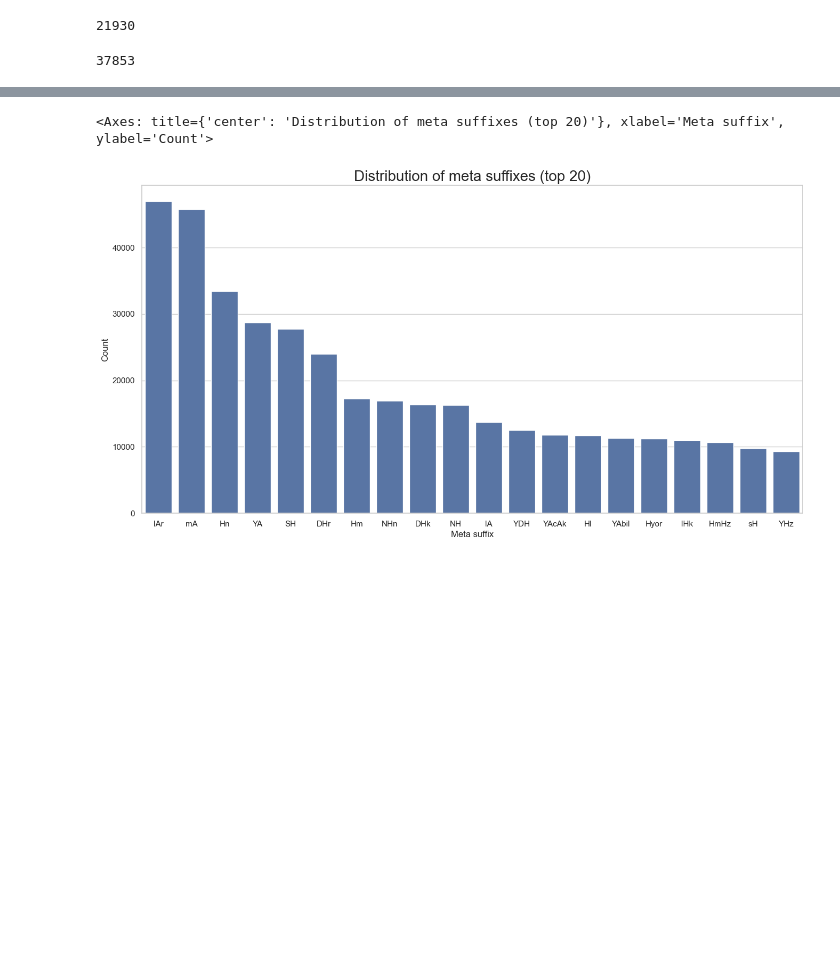
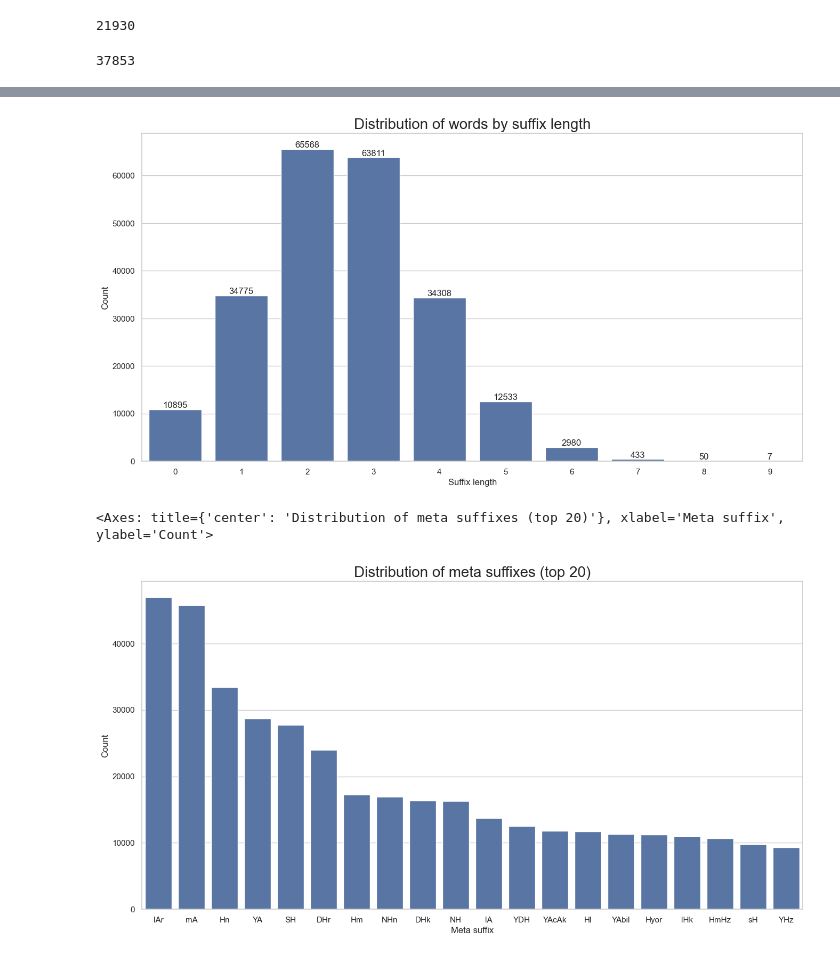
Before and after one commit to mismayil/morph-gen, a Jupyter notebook: src/analysis.ipynb, the cells around one changed output, grey strips where cells are left out. Cells and saved outputs as stored; diff of their text form; code cells hidden in the pictures; blank space fills up the shorter version.

```diff
--- a/src/analysis.ipynb
+++ b/src/analysis.ipynb
@@ -14,7 +14,7 @@ len(btwd_raw_data)
 # %%
 from utils import read_json
 
-btwd_data = read_json("../../data/tr/bilkent-turkish-writings/btwd_prep_post.json")
+btwd_data = read_json("../data/tr/bilkent-turkish-writings/btwd_prep_post.json")
 # %%
 len(btwd_data["data"])
 # %% [output]
@@ -64,3 +64,10 @@ for sample in btwd_data["data"]:
 len(unique_morphemes_combs)
 # %% [output]
 37853
+# %%
+from collections import defaultdict
+
+unique_morpheme_freq_by_len = defaultdict(int)
+
+for sample in btwd_data["data"]:
+    unique_morpheme_freq_by_len[len(sample["morphemes"])] += 1
@@ -71,6 +92,18 @@ import matplotlib.pyplot as plt
 from collections import Counter
 
 sns.set_theme(style="whitegrid")
+# %%
+fig, ax = plt.subplots(figsize=(16, 8))
+ax.set_title("Distribution of words by suffix length")
+ax.set_xlabel("Suffix length")
+ax.set_ylabel("Count")
+# set the title font size
+ax.title.set_size(20)
+sns.barplot(unique_morpheme_freq_by_len, ax=ax)
+for i in ax.containers:
+    ax.bar_label(i,)
+# %% [output]
+[figure, added]
 # %%
 meta_morphemes = []
 
```
Also changed, not shown: parts of 4 cells of this notebook, 45 other files.
